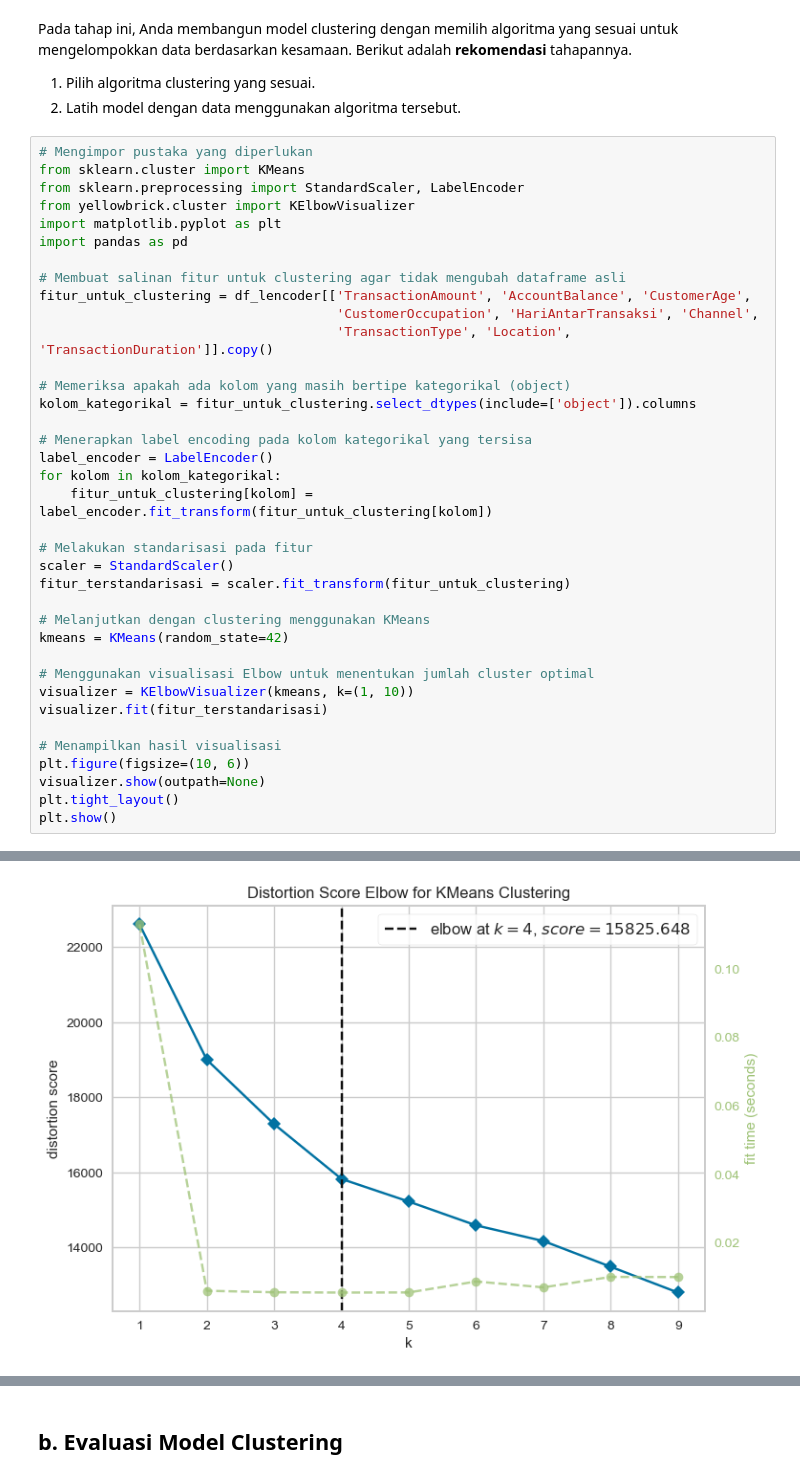
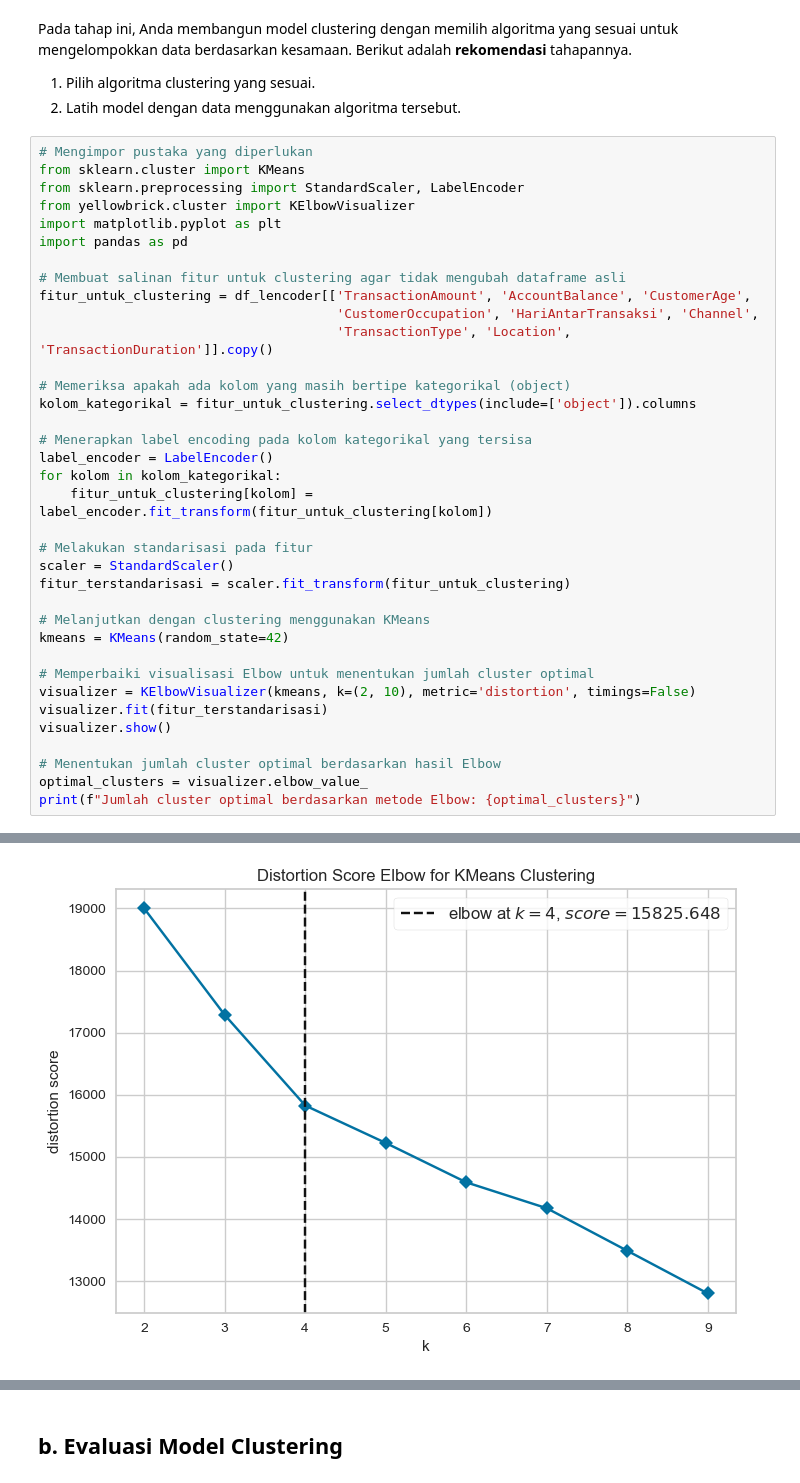
Before and after one commit to Aditypraa/fraud-detection-project, a Jupyter notebook: [Clustering]_Submission_Akhir_BMLP_Aditya Pratama.ipynb, the cells around one changed output, grey strips where cells are left out. Saved outputs shown, nothing was run; the diff lists cells and outputs as text.

```diff
--- a/[Clustering]_Submission_Akhir_BMLP_Aditya Pratama.ipynb
+++ b/[Clustering]_Submission_Akhir_BMLP_Aditya Pratama.ipynb
@@ -756,38 +734,37 @@ fitur_untuk_clustering = df_lencoder[['TransactionAmount', 'AccountBalance', 'Cu
 
 # Memeriksa apakah ada kolom yang masih bertipe kategorikal (object)
 kolom_kategorikal = fitur_untuk_clustering.select_dtypes(include=['object']).columns
 
 # Menerapkan label encoding pada kolom kategorikal yang tersisa
 label_encoder = LabelEncoder()
 for kolom in kolom_kategorikal:
     fitur_untuk_clustering[kolom] = label_encoder.fit_transform(fitur_untuk_clustering[kolom])
 
 # Melakukan standarisasi pada fitur
 scaler = StandardScaler()
 fitur_terstandarisasi = scaler.fit_transform(fitur_untuk_clustering)
 
 # Melanjutkan dengan clustering menggunakan KMeans
 kmeans = KMeans(random_state=42)
 
-# Menggunakan visualisasi Elbow untuk menentukan jumlah cluster optimal
-visualizer = KElbowVisualizer(kmeans, k=(1, 10))
+# Memperbaiki visualisasi Elbow untuk menentukan jumlah cluster optimal
+visualizer = KElbowVisualizer(kmeans, k=(2, 10), metric='distortion', timings=False)
 visualizer.fit(fitur_terstandarisasi)
+visualizer.show()
 
-# Menampilkan hasil visualisasi
-plt.figure(figsize=(10, 6))
-visualizer.show(outpath=None)
-plt.tight_layout()
-plt.show()
+# Menentukan jumlah cluster optimal berdasarkan hasil Elbow
+optimal_clusters = visualizer.elbow_value_
+print(f"Jumlah cluster optimal berdasarkan metode Elbow: {optimal_clusters}")
 # %% [output]
 [WinError 2] The system cannot find the file specified
 Returning the number of logical cores instead. You can silence this warning by setting LOKY_MAX_CPU_COUNT to the number of cores you want to use.
   warnings.warn(
   File "c:\Users\adity\.conda\envs\machine-learning-dicoding\lib\site-packages\joblib\externals\loky\backend\context.py", line 257, in _count_physical_cores
     cpu_info = subprocess.run(
   File "c:\Users\adity\.conda\envs\machine-learning-dicoding\lib\subprocess.py", line 505, in run
     with Popen(*popenargs, **kwargs) as process:
   File "c:\Users\adity\.conda\envs\machine-learning-dicoding\lib\subprocess.py", line 951, in __init__
     self._execute_child(args, executable, preexec_fn, close_fds,
   File "c:\Users\adity\.conda\envs\machine-learning-dicoding\lib\subprocess.py", line 1436, in _execute_child
     hp, ht, pid, tid = _winapi.CreateProcess(executable, args,
-[figure, old version]
+[figure, new version]
```
Also changed, not shown: parts of 15 cells of this notebook, 2 other files.
